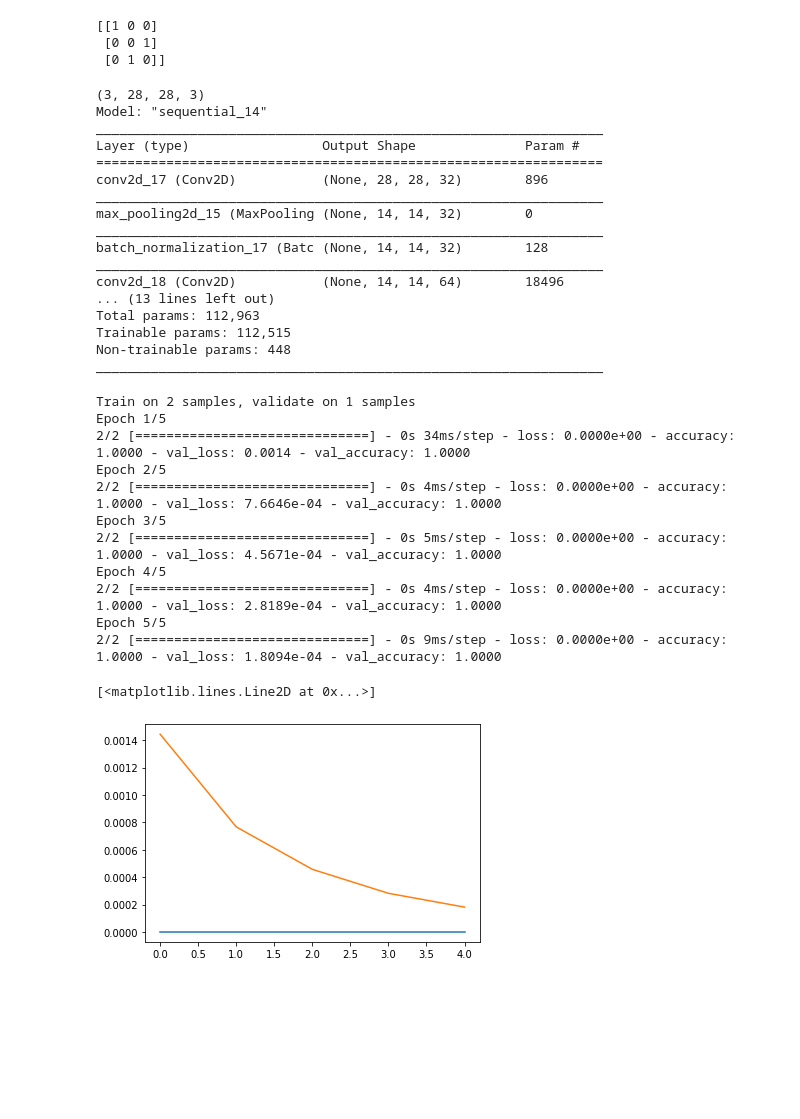
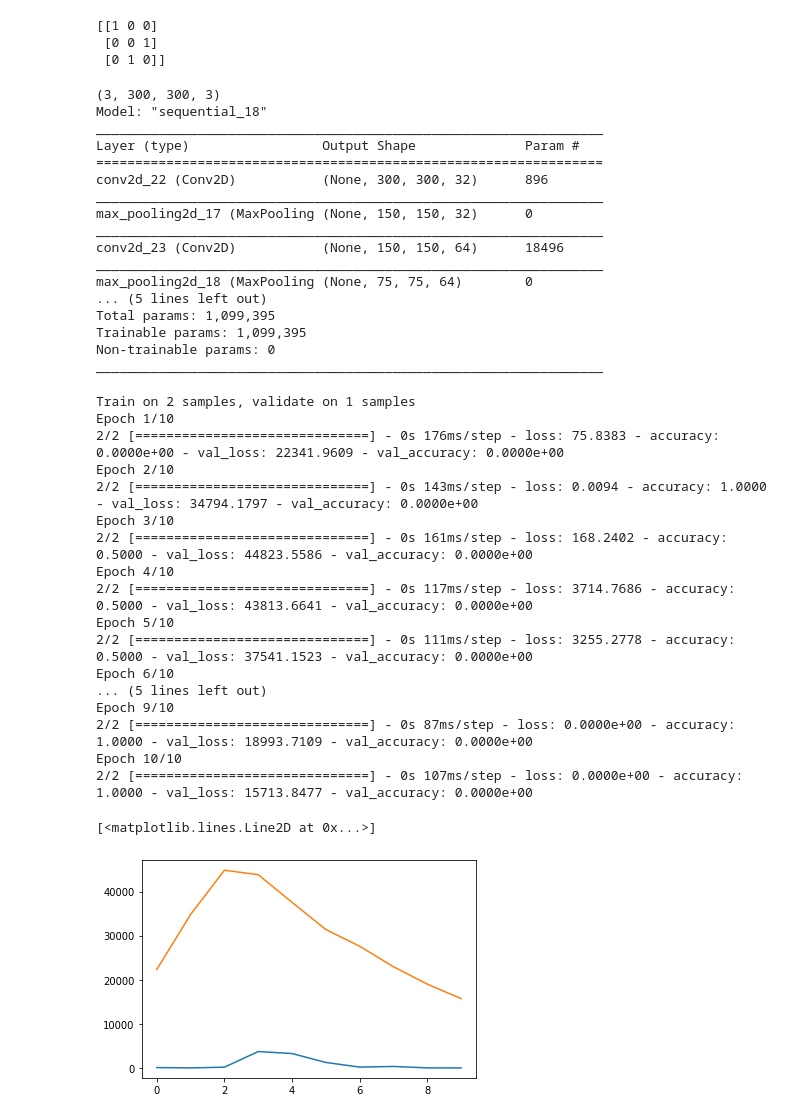
Before and after one commit to skaiphd/python-deep-learning, a Jupyter notebook: deep learning - cnn - recognizing a list of images.ipynb, the cells around one changed output. Saved outputs shown, nothing was run; the diff lists cells and outputs as text; code cells hidden in the pictures; blank space fills up the shorter version.

```diff
--- a/deep learning - cnn - recognizing a list of images.ipynb
+++ b/deep learning - cnn - recognizing a list of images.ipynb
@@ -58,7 +58,7 @@ def label_img(name):
     elif word_label == 'orange' : return np.array([0, 1, 0])
     elif word_label == 'banana' : return np.array([0, 0, 1])
 # %%
-IMG_SIZE=28
+IMG_SIZE=300
 
 def load_training_data():
     train_data = []
@@ -101,56 +101,62 @@ model=Sequential()
 
 model.add(Conv2D(32, input_shape=(IMG_SIZE,IMG_SIZE,3),kernel_size=3,activation='relu',padding='same'))
 model.add(MaxPooling2D(2))
-model.add(BatchNormalization())
+#model.add(BatchNormalization())
 model.add(Conv2D(64, input_shape=(IMG_SIZE,IMG_SIZE,3), kernel_size=3, padding="same", activation="relu"))
 model.add(MaxPooling2D(2))
-model.add(BatchNormalization())
-model.add(Conv2D(128,(3,3), padding="same", activation="relu"))
-#model.add(Conv2D(128, (3, 3), padding="same", activation="relu"))
+#model.add(BatchNormalization())
+#model.add(Conv2D(128,(3,3), padding="same", activation="relu"))
+
 #model.add(MaxPooling2D(pool_size=(2, 2)))
-model.add(BatchNormalization())
+#model.add(BatchNormalization())
 model.add(Flatten())
 model.add(Dense(3, activation='softmax'))
 model.compile(loss='categorical_crossentropy', optimizer='adam', metrics = ['accuracy'])
 #model.compile(loss='categorical_crossentropy', optimizer='adam', metrics = ['accuracy'])
 model.summary()
 # %% [output]
-(3, 28, 28, 3)
-Model: "sequential_14"
+(3, 300, 300, 3)
+Model: "sequential_18"
 _________________________________________________________________
 Layer (type)                 Output Shape              Param #
 =================================================================
-conv2d_17 (Conv2D)           (None, 28, 28, 32)        896
+conv2d_22 (Conv2D)           (None, 300, 300, 32)      896
 _________________________________________________________________
-max_pooling2d_15 (MaxPooling (None, 14, 14, 32)        0
+max_pooling2d_17 (MaxPooling (None, 150, 150, 32)      0
 _________________________________________________________________
-batch_normalization_17 (Batc (None, 14, 14, 32)        128
+conv2d_23 (Conv2D)           (None, 150, 150, 64)      18496
 _________________________________________________________________
-conv2d_18 (Conv2D)           (None, 14, 14, 64)        18496
-... (13 lines left out)
-Total params: 112,963
-Trainable params: 112,515
-Non-trainable params: 448
+max_pooling2d_18 (MaxPooling (None, 75, 75, 64)        0
+... (5 lines left out)
+Total params: 1,099,395
+Trainable params: 1,099,395
+Non-trainable params: 0
 _________________________________________________________________
 # %%
-training=model.fit(trainImages, trainLabels, validation_split=.2, batch_size = 50, epochs = 5, verbose = 1)
+training=model.fit(trainImages, trainLabels, validation_split=.2, batch_size = 50, epochs = 10, verbose = 1)
 
 plt.plot(training.history['loss'])
 plt.plot(training.history['val_loss'])
 # %% [output]
 Train on 2 samples, validate on 1 samples
-Epoch 1/5
-2/2 [==============================] - 0s 34ms/step - loss: 0.0000e+00 - accuracy: 1.0000 - val_loss: 0.0014 - val_accuracy: 1.0000
-Epoch 2/5
-2/2 [==============================] - 0s 4ms/step - loss: 0.0000e+00 - accuracy: 1.0000 - val_loss: 7.6646e-04 - val_accuracy: 1.0000
-Epoch 3/5
-2/2 [==============================] - 0s 5ms/step - loss: 0.0000e+00 - accuracy: 1.0000 - val_loss: 4.5671e-04 - val_accuracy: 1.0000
-Epoch 4/5
-2/2 [==============================] - 0s 4ms/step - loss: 0.0000e+00 - accuracy: 1.0000 - val_loss: 2.8189e-04 - val_accuracy: 1.0000
-Epoch 5/5
-2/2 [==============================] - 0s 9ms/step - loss: 0.0000e+00 - accuracy: 1.0000 - val_loss: 1.8094e-04 - val_accuracy: 1.0000
+Epoch 1/10
+2/2 [==============================] - 0s 176ms/step - loss: 75.8383 - accuracy: 0.0000e+00 - val_loss: 22341.9609 - val_accuracy: 0.0000e+00
+Epoch 2/10
+2/2 [==============================] - 0s 143ms/step - loss: 0.0094 - accuracy: 1.0000 - val_loss: 34794.1797 - val_accuracy: 0.0000e+00
+Epoch 3/10
+2/2 [==============================] - 0s 161ms/step - loss: 168.2402 - accuracy: 0.5000 - val_loss: 44823.5586 - val_accuracy: 0.0000e+00
+Epoch 4/10
+2/2 [==============================] - 0s 117ms/step - loss: 3714.7686 - accuracy: 0.5000 - val_loss: 43813.6641 - val_accuracy: 0.0000e+00
+Epoch 5/10
+2/2 [==============================] - 0s 111ms/step - loss: 3255.2778 - accuracy: 0.5000 - val_loss: 37541.1523 - val_accuracy: 0.0000e+00
+Epoch 6/10
+... (5 lines left out)
+Epoch 9/10
+2/2 [==============================] - 0s 87ms/step - loss: 0.0000e+00 - accuracy: 1.0000 - val_loss: 18993.7109 - val_accuracy: 0.0000e+00
+Epoch 10/10
+2/2 [==============================] - 0s 107ms/step - loss: 0.0000e+00 - accuracy: 1.0000 - val_loss: 15713.8477 - val_accuracy: 0.0000e+00
 [<matplotlib.lines.Line2D at 0x...>]
-[figure, old version]
+[figure, new version]
 # %%
 TEST_DIR = './test_img'
 def load_test_data():
```
Also changed, not shown: parts of 1 cell of this notebook.
